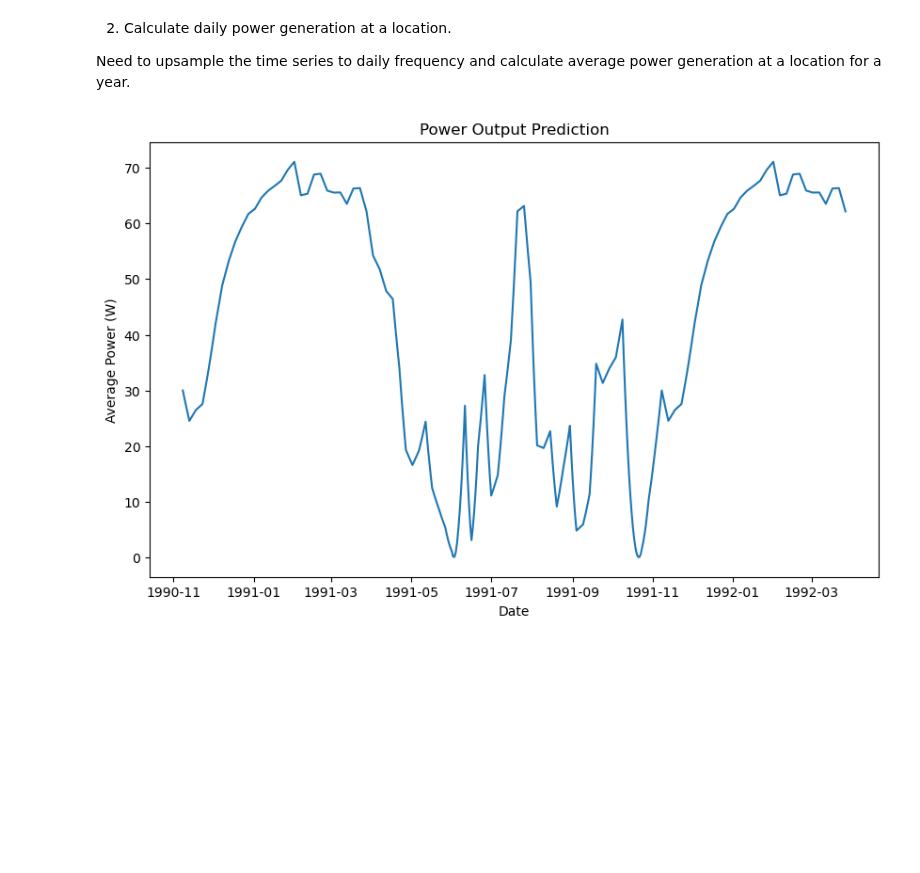
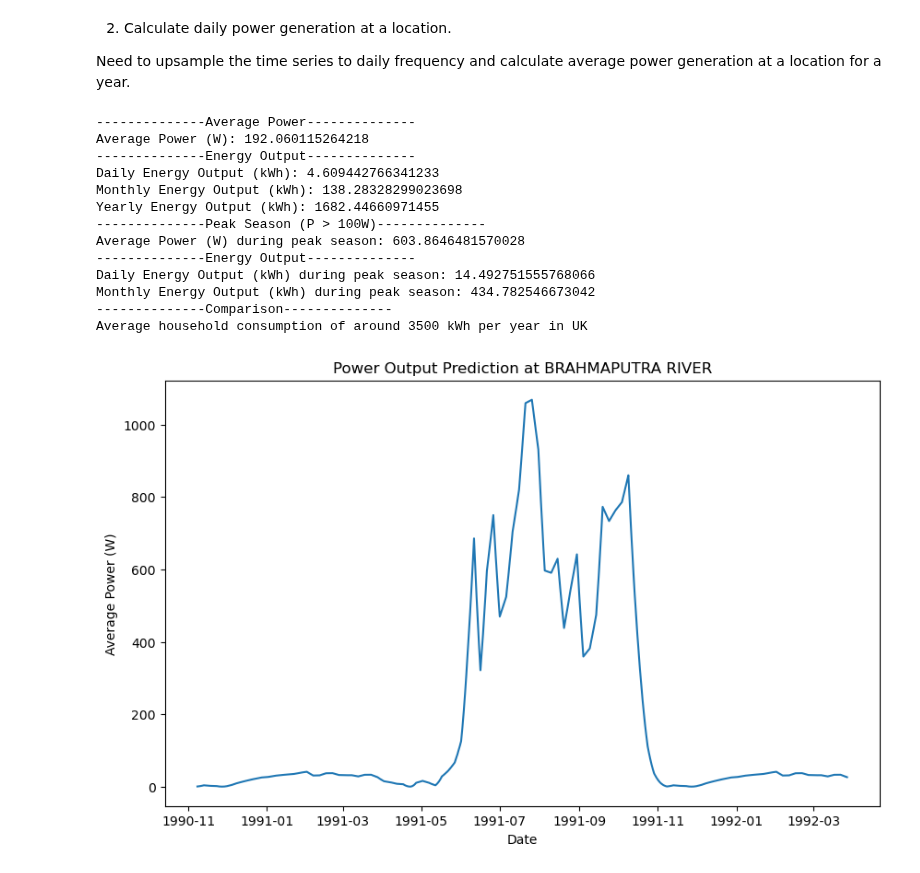
Before and after one commit to pilipb/DP5-code, a Jupyter notebook: long_term.ipynb, the cells around one changed output. Saved outputs shown, nothing was run; the diff lists cells and outputs as text; code cells hidden in the pictures; blank space fills up the shorter version.

Commit message:
long term power model done

```diff
--- a/long_term.ipynb
+++ b/long_term.ipynb
@@ -11,22 +20,3 @@ import matplotlib.dates as mdates
 This notebook will combine the ARIMA time series forecasting at a location and the main power calculation. The output will be average daily power generation at a location for a year. This time series will be used to calculate minimum, maximum and average power as well as the total power.
 
 1. Import data, fit ARIMA model and forecast power generation at a location
-# %%
-import requests
-import pandas as pd
-
-# script for returning elevation from lat, long, based on open elevation data
-# which in turn is based on SRTM
-def get_elevation(lat, long):
-    query = ('https://api.open-elevation.com/api/v1/lookup'
-             f'?locations={lat},{long}')
-    r = requests.get(query).json()  # json object, various ways you can extract value
-    # one approach is to use pandas json functionality:
-    elevation = pd.json_normalize(r, 'results')['elevation'].values[0]
-    return elevation
-
-# points from google maps
-upstream = get_elevation(25.203444,89.686458)
-downstream = get_elevation(25.172212, 89.662100)
-slope = (downstream - upstream)/1000 # 1140 is the distance between the two points in meters
-print(slope)
@@ -62,26 +68,72 @@ Need to upsample the time series to daily frequency and calculate average power
 # %%
 # upsample forecast data
 full_forecast_data = forecast_data.resample('D').mean()
 full_forecast_data = full_forecast_data.interpolate(method='linear')
 ### calculate daily power output
 # turbine parameters
 turbine_width = 1.2
 turbine_diameter = 1.2
 r_drum = 0.425
 pontoon_grid_multiplier = 1.15 # found in main.ipynb
 generator_eff = 0.9
 gearbox_eff = 0.95
 efficiency = generator_eff * gearbox_eff
 
 # calculate power output
 shaft_power = power(full_forecast_data * pontoon_grid_multiplier, runner_diameter=turbine_diameter, r_drum=r_drum, L=turbine_width/2, RPM=20) * efficiency
 
 # plot power output
 plt.figure(figsize=(10,6))
 plt.plot(shaft_power)
-plt.title('Power Output Prediction')
+plt.title('Power Output Prediction at %s' %(station_info['River']))
 plt.xlabel('Date')
 plt.ylabel('Average Power (W)')
+
+
+# calculate the daily, monthly, and yearly energy output as the mean of the power output in that timeframe
+# shaft power is given as avg W each day
+daily_energy = shaft_power.mean()*24/1000
+monthly_energy = shaft_power.mean()*24*30/1000
+yearly_energy = shaft_power.mean()*24*365/1000
+
+print('--------------Average Power--------------')
+print(f"Average Power (W): {shaft_power.mean()}")
+print('--------------Energy Output--------------')
+print(f"Daily Energy Output (kWh): {daily_energy}")
+print(f"Monthly Energy Output (kWh): {monthly_energy}")
+print(f"Yearly Energy Output (kWh): {yearly_energy}")
+
+# calculate the same values but during peak season (when p > 100W)
+peak_season = shaft_power[shaft_power > 100]
+daily_energy_peak = peak_season.mean()*24/1000
+monthly_energy_peak = peak_season.mean()*24*30/1000
+yearly_energy_peak = peak_season.mean()*24*365/1000
+
+print('--------------Peak Season (P > 100W)--------------')
+print(f"Average Power (W) during peak season: {peak_season.mean()}")
+print('--------------Energy Output--------------')
+print(f"Daily Energy Output (kWh) during peak season: {daily_energy_peak}")
+print(f"Monthly Energy Output (kWh) during peak season: {monthly_energy_peak}")
+# print(f"Yearly Energy Output (kWh) during peak season: {yearly_energy_peak}")
+
+print('--------------Comparison--------------')
+print('Average household consumption of around 3500 kWh per year in UK') # https://www.worlddata.info/asia/bangladesh/energy-consumption.php#:~:text=of%20electric%20energy%20per%20year,an%20average%20of%20449%20kWh.
+
+
+
 plt.show()
 # %% [output]
+--------------Average Power--------------
+Average Power (W): 192.060115264218
+--------------Energy Output--------------
+Daily Energy Output (kWh): 4.609442766341233
+Monthly Energy Output (kWh): 138.28328299023698
+Yearly Energy Output (kWh): 1682.44660971455
+--------------Peak Season (P > 100W)--------------
+Average Power (W) during peak season: 603.8646481570028
+--------------Energy Output--------------
+Daily Energy Output (kWh) during peak season: 14.492751555768066
+Monthly Energy Output (kWh) during peak season: 434.782546673042
+--------------Comparison--------------
+Average household consumption of around 3500 kWh per year in UK
-[figure, old version]
+[figure, new version]
```
Also changed, not shown: parts of 5 cells of this notebook, 1 other file.
